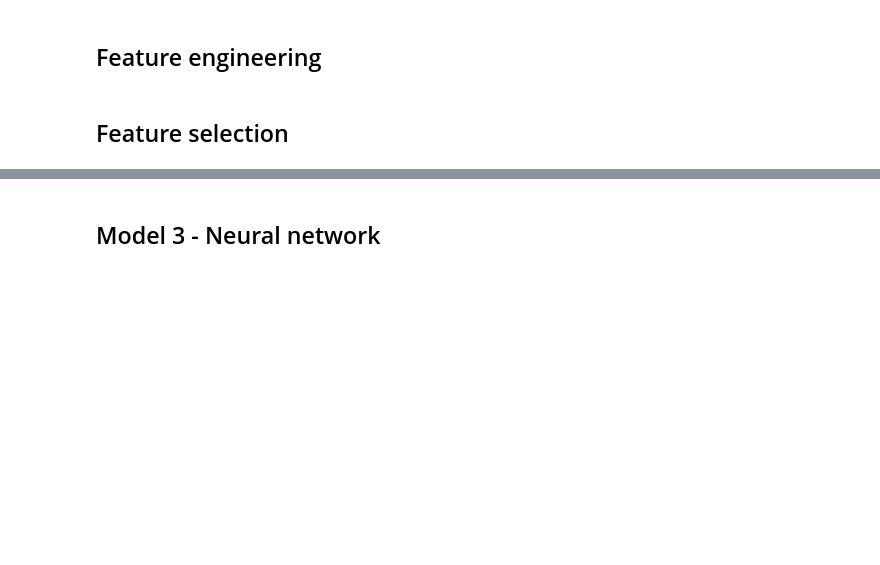
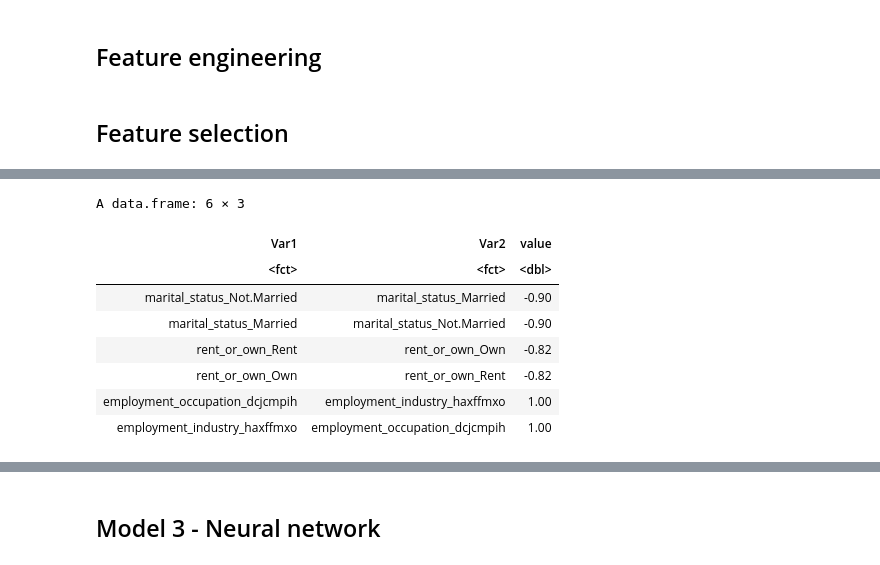
Before and after one commit to jogjini/Predict-H1N1-and-Seasonal-Flu-Vaccines, a Jupyter notebook: ReportTemplate.ipynb, the cells around one changed output, grey strips where cells are left out. Drawn from its saved outputs; the diff is of its cells as text; code cells hidden in the pictures; blank space fills up the shorter version.

```diff
--- a/ReportTemplate.ipynb
+++ b/ReportTemplate.ipynb
@@ -283,0 +338,15 @@ Model 3: Neural network
+# %%
+#Check for highly correlated value (>0.8)
+high_correl_variable<-dplyr::filter(melted_cormat,abs(value)>0.8)
+high_correl_variable<-dplyr::filter(high_correl_variable,Var1!=Var2)
+high_correl_variable
+# %% [output]
+A data.frame: 6 × 3
+| Var1 | Var2 | value |
+| <fct> | <fct> | <dbl> |
+| marital_status_Not.Married | marital_status_Married | -0.90 |
+| marital_status_Married | marital_status_Not.Married | -0.90 |
+| rent_or_own_Rent | rent_or_own_Own | -0.82 |
+| rent_or_own_Own | rent_or_own_Rent | -0.82 |
+| employment_occupation_dcjcmpih | employment_industry_haxffmxo | 1.00 |
+| employment_industry_haxffmxo | employment_occupation_dcjcmpih | 1.00 |
```
Also changed, not shown: parts of 34 cells of this notebook.
